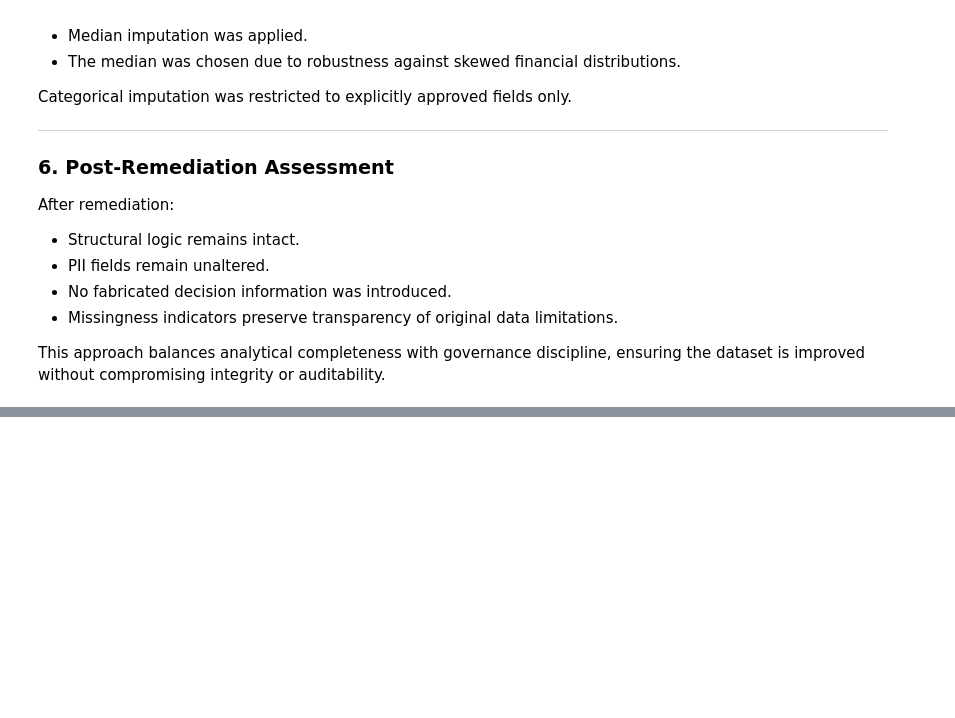
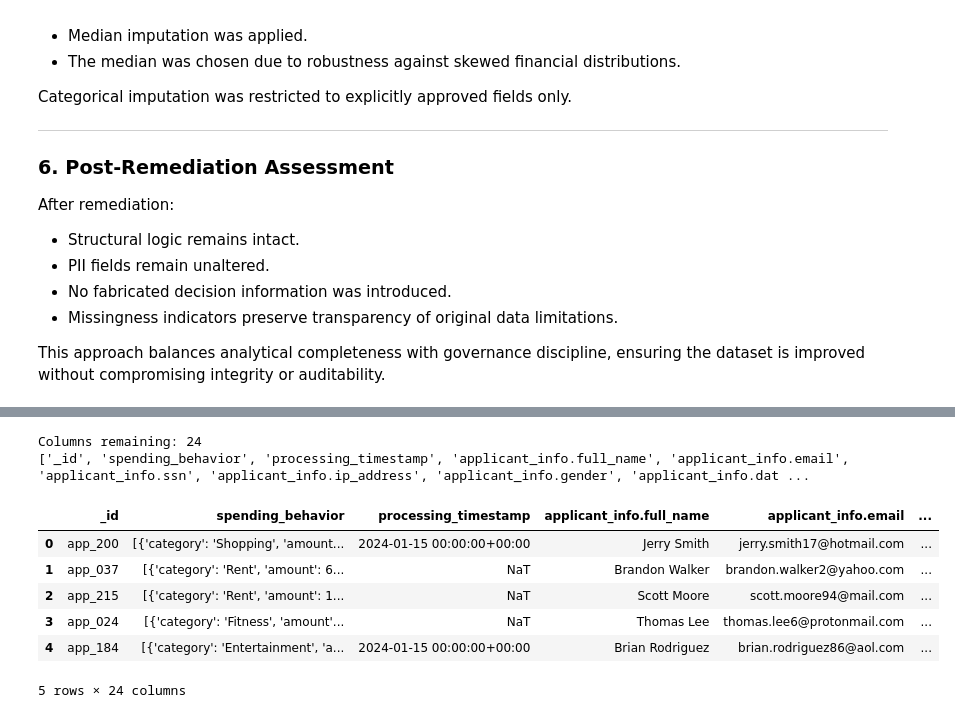
Before and after one commit to jmroque7/dego-project-team-14-TXB, a Jupyter notebook: Notebooks/01-data-quality.ipynb, the cells around one changed output, grey strips where cells are left out. Cells and saved outputs as stored; diff of their text form; code cells hidden in the pictures; blank space fills up the shorter version.

```diff
--- a/Notebooks/01-data-quality.ipynb
+++ b/Notebooks/01-data-quality.ipynb
@@ -1204,0 +1231,30 @@ Overall, the dataset is analytically usable after remediation, but upstream gove
+# %%
+cols_to_remove = [
+    'processing_timestamp__was_missing',
+    'applicant_info.gender__was_missing',
+    'applicant_info.date_of_birth__was_missing',
+    'applicant_info.zip_code__was_missing',
+    'financials.annual_income__was_missing',
+    'decision.rejection_reason__was_missing',
+    'decision.interest_rate__was_missing',
+    'decision.approved_amount__was_missing',
+    'applicant_info.gender_clean__was_missing',
+    'calculated_age__was_missing',
+]
+
+flat = flat.drop(columns=cols_to_remove, errors='ignore')
+print(f"Columns remaining: {flat.shape[1]}")
+print(flat.columns.tolist())
+# %% [output]
+Columns remaining: 24
+['_id', 'spending_behavior', 'processing_timestamp', 'applicant_info.full_name', 'applicant_info.email', 'applicant_info.ssn', 'applicant_info.ip_address', 'applicant_info.gender', 'applicant_info.dat ...
+# %%
+flat.head()
+# %% [output]
+|  | _id | spending_behavior | processing_timestamp | applicant_info.full_name | applicant_info.email | ... |
+| 0 | app_200 | [{'category': 'Shopping', 'amount... | 2024-01-15 00:00:00+00:00 | Jerry Smith | jerry.smith17@hotmail.com | ... |
+| 1 | app_037 | [{'category': 'Rent', 'amount': 6... | NaT | Brandon Walker | brandon.walker2@yahoo.com | ... |
+| 2 | app_215 | [{'category': 'Rent', 'amount': 1... | NaT | Scott Moore | scott.moore94@mail.com | ... |
+| 3 | app_024 | [{'category': 'Fitness', 'amount'... | NaT | Thomas Lee | thomas.lee6@protonmail.com | ... |
+| 4 | app_184 | [{'category': 'Entertainment', 'a... | 2024-01-15 00:00:00+00:00 | Brian Rodriguez | brian.rodriguez86@aol.com | ... |
+5 rows × 24 columns
```
Also changed, not shown: parts of 5 cells of this notebook, 1 other file.
